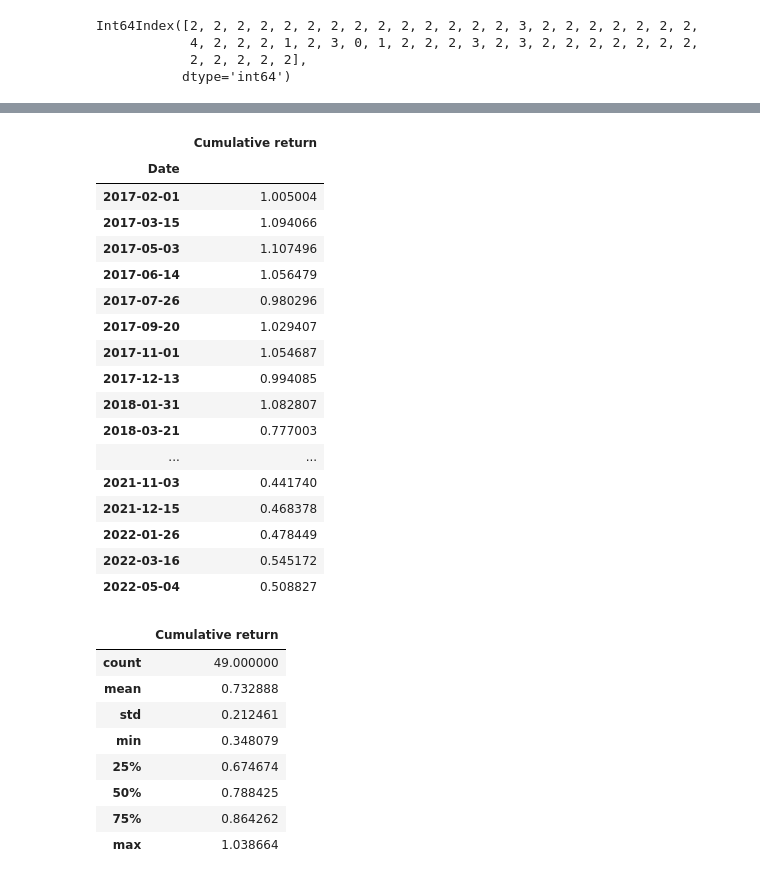
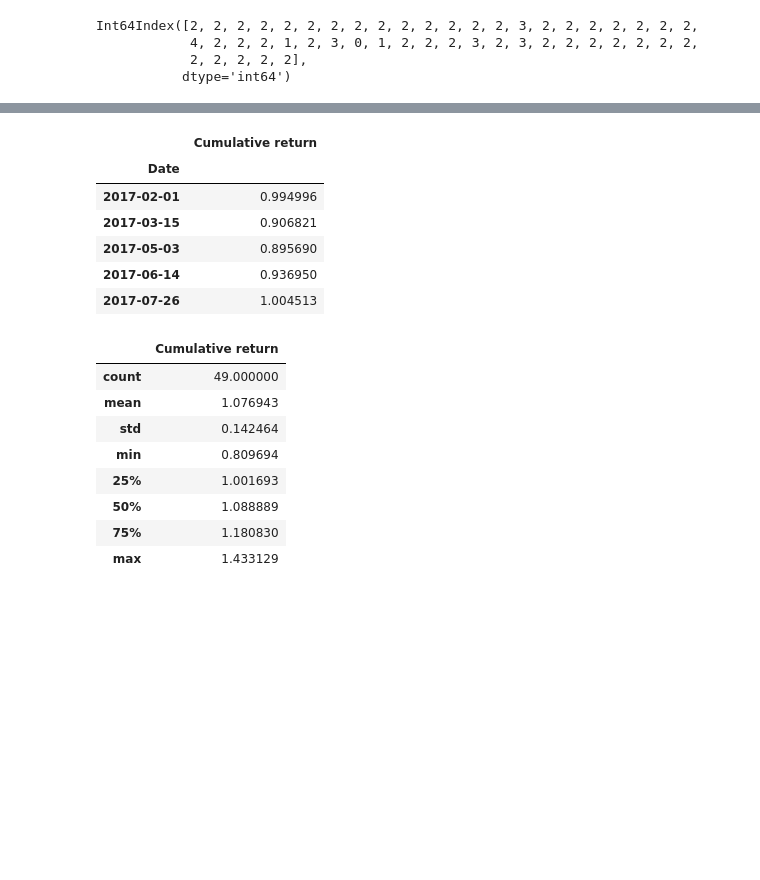
Before and after one commit to NikoKorolog/fomc_meeting_analysis, a Jupyter notebook: Main.ipynb, the cells around one changed output, grey strips where cells are left out. Saved outputs shown, nothing was run; the diff lists cells and outputs as text; code cells hidden in the pictures; blank space fills up the shorter version.

```diff
--- a/Main.ipynb
+++ b/Main.ipynb
@@ -84,10 +84,10 @@ trend_mean.hvplot()*trend_5.hvplot()*trend_95.hvplot()
 # %%
 vix_change_wide = []
 for date in dates_FOMC:
-    change = (vix_smaller_df.loc[date_bump_down(date),'CLOSE'] - vix_smaller_df.loc[date_bump_up(date),'CLOSE'])/vix_smaller_df.loc[date_bump_down(date),'CLOSE']
+    change = (vix_smaller_df.loc[date_bump_up(date),'CLOSE'] - vix_smaller_df.loc[date_bump_down(date),'CLOSE'])/vix_smaller_df.loc[date_bump_down(date),'CLOSE']
     vix_change_wide.append(change)
 
-vix_change_wide
+vix_change_wide[:4]
 # vix_change_wide_df = pd.DataFrame(vix_change_wide, )
 # vix_change_wide_df
 # %% [output]
@@ -111,7 +114,7 @@ vix_change_wide
 # %%
 vix_change = []
 for date in dates_FOMC:
-    change = (vix_df.iloc[:,0].loc[date] - vix_df.iloc[:,3].loc[date])/vix_df.iloc[:,0].loc[date]
+    change = (vix_df.iloc[:,3].loc[date] - vix_df.iloc[:,0].loc[date])/vix_df.iloc[:,3].loc[date]
     vix_change.append(change)
-vix_change
+vix_change[:4]
 # %% [output]
@@ -174,49 +153,38 @@ vix_change_df.describe()
 # %%
 sum = (vix_change_df.iloc[:,0] + 1).cumprod()
 sum_df = pd.DataFrame(sum)
 sum_df.rename(columns = {0:'Cumulative return'}, inplace = True)
 sum_df['Date'] = dates_FOMC
 sum_df.set_index('Date', inplace = True)
 sum_df
 
 sum_wide = (vix_change_wide_df.iloc[:,0] + 1).cumprod()
 sum_wide_df = pd.DataFrame(sum_wide)
 sum_wide_df.rename(columns = {0:'Cumulative return'}, inplace = True)
 sum_wide_df['Date'] = dates_FOMC
 sum_wide_df.set_index('Date', inplace = True)
-sum_wide_df#.head()
+sum_wide_df.head()
 # %% [output]
 |  | Cumulative return |
 | Date |  |
-| 2017-02-01 | 1.005004 |
-| 2017-03-15 | 1.094066 |
-| 2017-05-03 | 1.107496 |
-| 2017-06-14 | 1.056479 |
-| 2017-07-26 | 0.980296 |
-| 2017-09-20 | 1.029407 |
-| 2017-11-01 | 1.054687 |
-| 2017-12-13 | 0.994085 |
-| 2018-01-31 | 1.082807 |
-| 2018-03-21 | 0.777003 |
-| ... | ... |
-| 2021-11-03 | 0.441740 |
-| 2021-12-15 | 0.468378 |
-| 2022-01-26 | 0.478449 |
-| 2022-03-16 | 0.545172 |
-| 2022-05-04 | 0.508827 |
+| 2017-02-01 | 0.994996 |
+| 2017-03-15 | 0.906821 |
+| 2017-05-03 | 0.895690 |
+| 2017-06-14 | 0.936950 |
+| 2017-07-26 | 1.004513 |
 # %%
 test2 = sum_df.sample(n=sum_df.shape[0], replace=True)
 test2.describe()
 # %% [output]
 |  | Cumulative return |
 | count | 49.000000 |
-| mean | 0.732888 |
-| std | 0.212461 |
-| min | 0.348079 |
-| 25% | 0.674674 |
-| 50% | 0.788425 |
-| 75% | 0.864262 |
-| max | 1.038664 |
+| mean | 1.076943 |
+| std | 0.142464 |
+| min | 0.809694 |
+| 25% | 1.001693 |
+| 50% | 1.088889 |
+| 75% | 1.180830 |
+| max | 1.433129 |
 # %%
 sum_df.hvplot()*sum_wide_df.hvplot()#add legend
 # %% [output]
```
Also changed, not shown: parts of 7 cells of this notebook.
